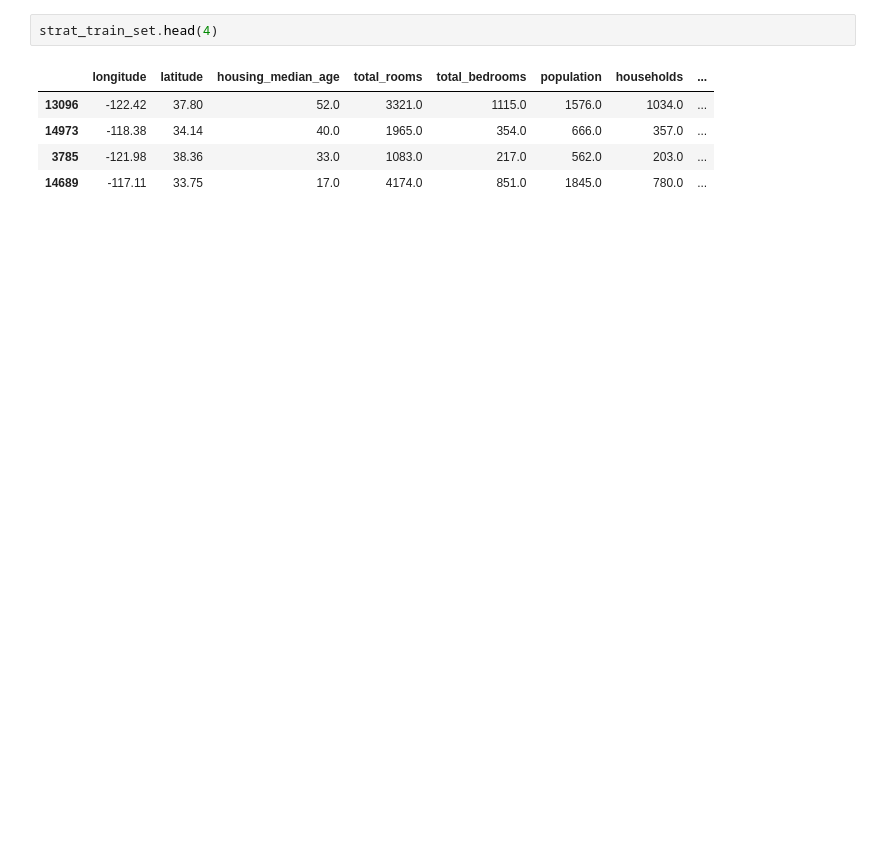
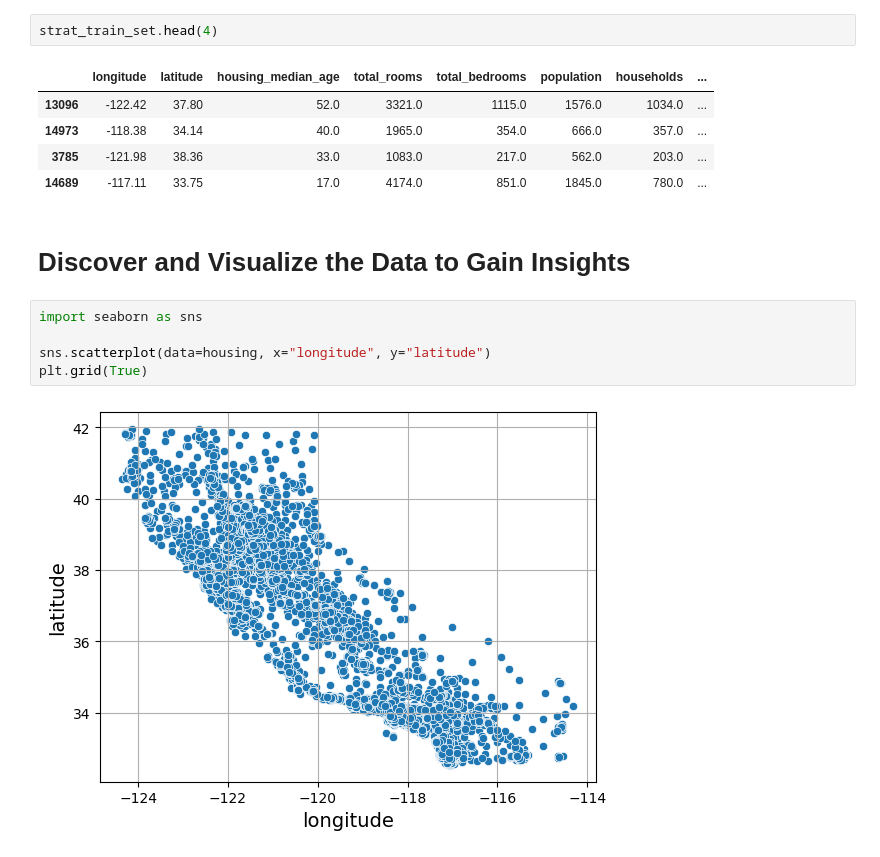
Before and after one commit to Arjunar92/Hands-On-ML-with-SckitLearn-Keras-TensorFlow, a Jupyter notebook: 02_California_Housing_Price_Prediction_ML_Project.ipynb, the cells around one changed output. Drawn from its saved outputs; the diff is of its cells as text; blank space fills up the shorter version.

```diff
--- a/02_California_Housing_Price_Prediction_ML_Project.ipynb
+++ b/02_California_Housing_Price_Prediction_ML_Project.ipynb
@@ -291,3 +307,12 @@ strat_train_set.head(4)
 | 14973 | -118.38 | 34.14 | 40.0 | 1965.0 | 354.0 | 666.0 | 357.0 | ... |
 | 3785 | -121.98 | 38.36 | 33.0 | 1083.0 | 217.0 | 562.0 | 203.0 | ... |
 | 14689 | -117.11 | 33.75 | 17.0 | 4174.0 | 851.0 | 1845.0 | 780.0 | ... |
+# %% [markdown]
+# Discover and Visualize the Data to Gain Insights
+# %%
+import seaborn as sns
+
+sns.scatterplot(data=housing, x="longitude", y="latitude")
+plt.grid(True)
+# %% [output]
+[figure, added]
```
Also changed, not shown: parts of 5 cells of this notebook.
